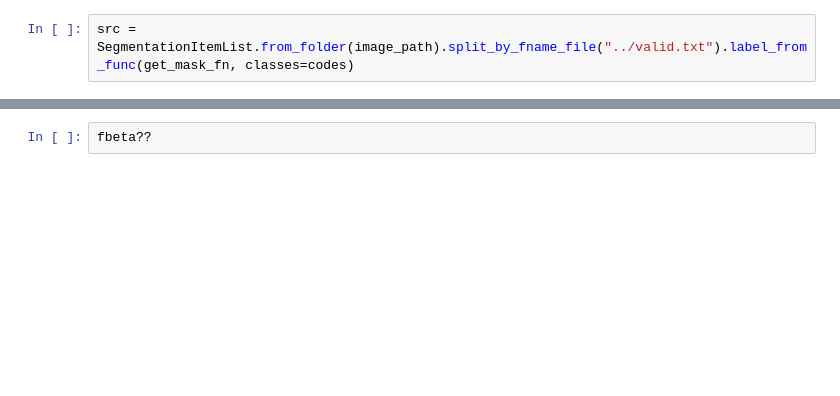
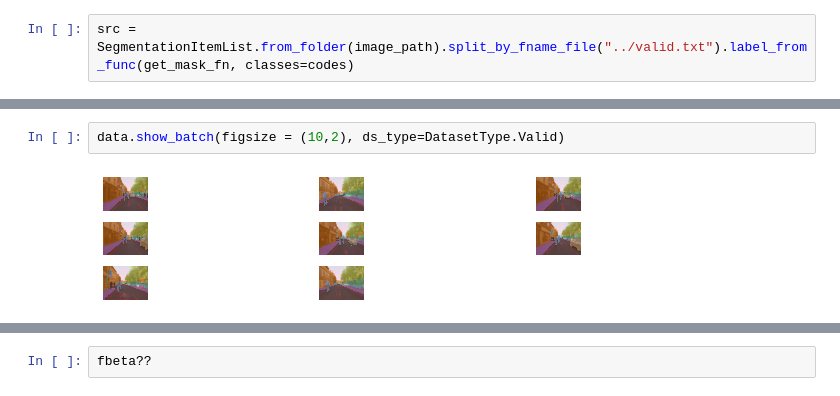
Before and after one commit to patchu-madathil/FastAI, a Jupyter notebook: camvidimagesegmentation.ipynb, the cells around one changed output, grey strips where cells are left out. Saved outputs shown, nothing was run; the diff lists cells and outputs as text; blank space fills up the shorter version.

```diff
--- a/camvidimagesegmentation.ipynb
+++ b/camvidimagesegmentation.ipynb
@@ -94,0 +105,4 @@ Exception: ignored
+# %%
+data.show_batch(figsize = (10,2), ds_type=DatasetType.Valid)
+# %% [output]
+[figure, added]
```
Also changed, not shown: parts of 22 cells of this notebook.
